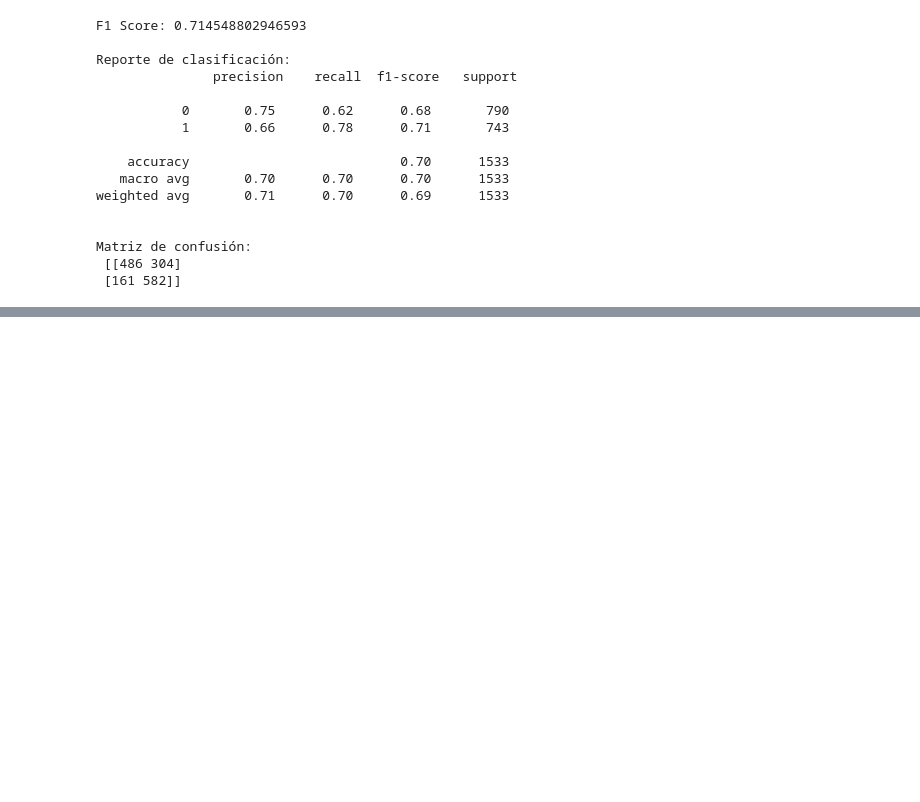
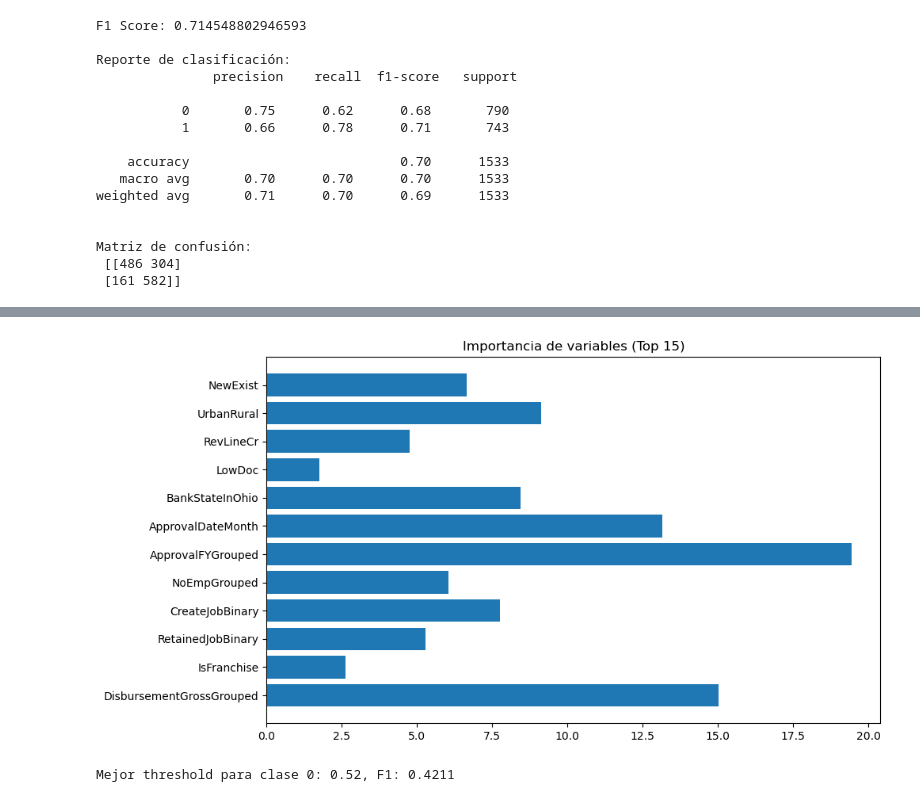
Before and after one commit to ananags/LBBYs, a Jupyter notebook: notebooks/3_modelado/3.2_modelos_de_arboles/Training_RandomFores.ipynb, the cells around one changed output, grey strips where cells are left out. Cells and saved outputs as stored; diff of their text form; code cells hidden in the pictures; blank space fills up the shorter version.

```diff
--- a/notebooks/3_modelado/3.2_modelos_de_arboles/Training_RandomFores.ipynb
+++ b/notebooks/3_modelado/3.2_modelos_de_arboles/Training_RandomFores.ipynb
@@ -1119,0 +1425,3 @@ Matriz de confusión:
+# %%
+X_train, X_test, y_train, y_test = train_test_split(X, y, test_size=0.2, random_state=42)
+X_train
@@ -1119,0 +1442,21 @@ Matriz de confusión:
+# %%
+# Categorical
+cat_features = ["BankStateInOhio","NoEmpGrouped","CreateJobBinary","RetainedJobBinary","IsFranchise","NewExist","UrbanRural","RevLineCr","DisbursementGrossGrouped"]
+
+# Crear los pools de CatBoost
+train_pool = Pool(data=X_train, label=y_train, cat_features=cat_features)
+test_pool = Pool(data=X_test, label=y_test, cat_features=cat_features)
+# %%
+from catboost import CatBoostClassifier
+
+model = CatBoostClassifier(
+    iterations=800,
+    learning_rate=0.03,
+    depth=10,
+    eval_metric="F1",
+    auto_class_weights="Balanced",
+    random_seed=42,
+    verbose=100
+)
+# %%
+model.fit(train_pool)
@@ -1119,0 +1501,35 @@ Matriz de confusión:
+# %%
+import matplotlib.pyplot as plt
+
+feature_importance = model.get_feature_importance()
+feature_names = X.columns
+
+plt.figure(figsize=(10, 6))
+plt.barh(feature_names[:15], feature_importance[:15])
+plt.title("Importancia de variables (Top 15)")
+plt.gca().invert_yaxis()
+plt.show()
+# %% [output]
+[figure, added]
+# %%
+# Mejora del modelo
+
+import numpy as np
+from sklearn.metrics import f1_score
+
+y_proba = model.predict_proba(X_test)[:, 1]
+
+# Probar varios umbrales
+thresholds = np.arange(0.1, 0.9, 0.001)
+f1_scores = []
+
+for t in thresholds:
+    y_pred_adj = (y_proba >= t).astype(int)
+    f1_scores.append(f1_score(y_test, y_pred_adj, pos_label=0))  # Importante: foco en clase 0
+
+# Mejor umbral
+best_idx = np.argmax(f1_scores)
+best_threshold = thresholds[best_idx]
+print(f"Mejor threshold para clase 0: {best_threshold:.2f}, F1: {f1_scores[best_idx]:.4f}")
+# %% [output]
+Mejor threshold para clase 0: 0.52, F1: 0.4211
```
Also changed, not shown: parts of 50 cells of this notebook, 24 other files.
